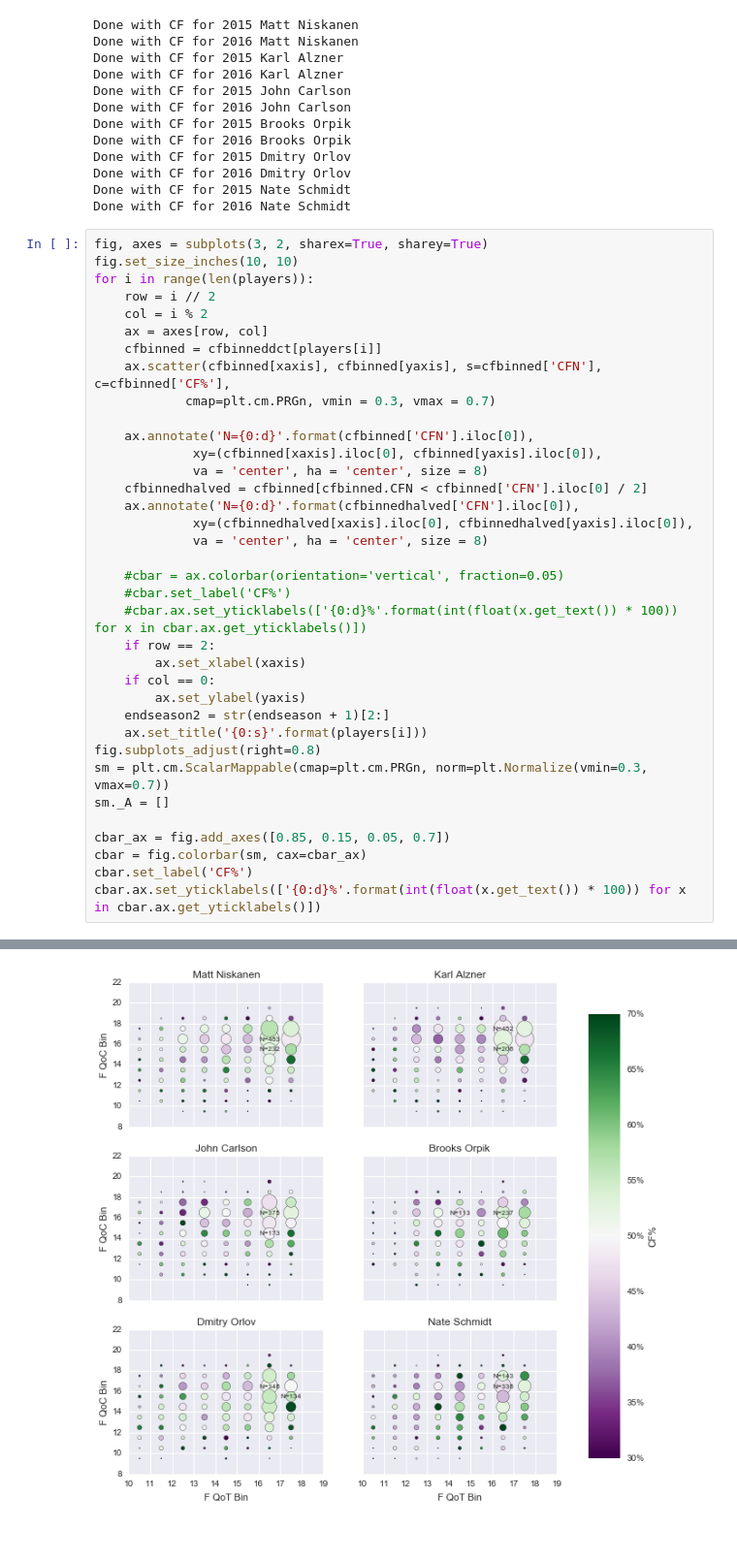
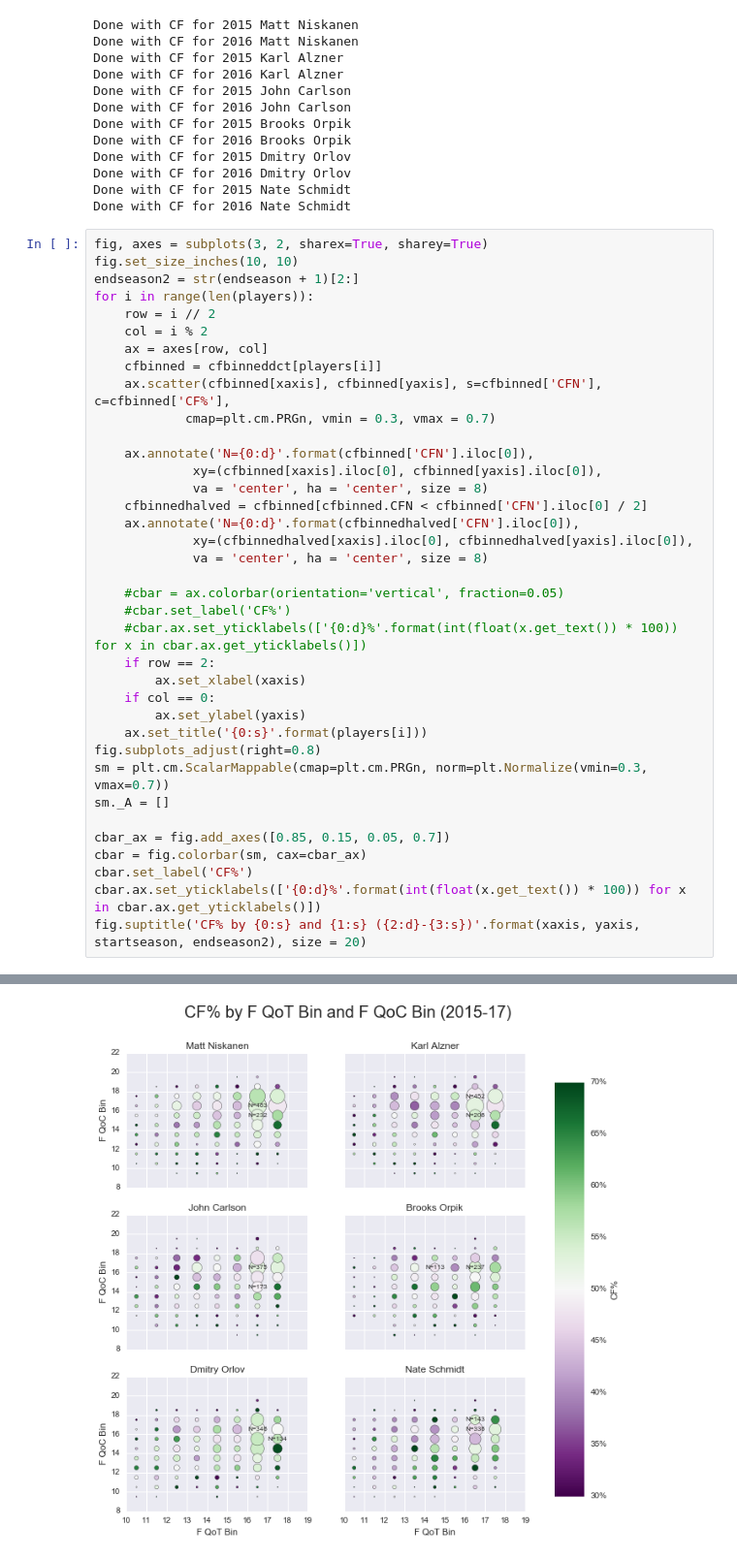
Before and after one commit to muneebalam/Hockey, a Jupyter notebook: NHL/Demos/Graphs/CF% by QoT and QoC Grid.ipynb, the cells around one changed output, grey strips where cells are left out. Shown at 97% size. Cells and saved outputs as stored; diff of their text form.

```diff
--- a/NHL/Demos/Graphs/CF% by QoT and QoC Grid.ipynb
+++ b/NHL/Demos/Graphs/CF% by QoT and QoC Grid.ipynb
@@ -114,6 +114,7 @@ Done with CF for 2016 Nate Schmidt
 # %%
 fig, axes = subplots(3, 2, sharex=True, sharey=True)
 fig.set_size_inches(10, 10)
+endseason2 = str(endseason + 1)[2:]
 for i in range(len(players)):
     row = i // 2
     col = i % 2
@@ -137,7 +138,6 @@ for i in range(len(players)):
         ax.set_xlabel(xaxis)
     if col == 0:
         ax.set_ylabel(yaxis)
-    endseason2 = str(endseason + 1)[2:]
     ax.set_title('{0:s}'.format(players[i]))
 fig.subplots_adjust(right=0.8)
 sm = plt.cm.ScalarMappable(cmap=plt.cm.PRGn, norm=plt.Normalize(vmin=0.3, vmax=0.7))
@@ -147,4 +147,5 @@ cbar_ax = fig.add_axes([0.85, 0.15, 0.05, 0.7])
 cbar = fig.colorbar(sm, cax=cbar_ax)
 cbar.set_label('CF%')
 cbar.ax.set_yticklabels(['{0:d}%'.format(int(float(x.get_text()) * 100)) for x in cbar.ax.get_yticklabels()])
+fig.suptitle('CF% by {0:s} and {1:s} ({2:d}-{3:s})'.format(xaxis, yaxis, startseason, endseason2), size = 20)
 # %% [output]
@@ -160 +153 @@ cbar.ax.set_yticklabels(['{0:d}%'.format(int(float(x.get_text()) * 100)) for x i
-[figure, old version]
+[figure, new version]
```
Also changed, not shown: parts of 1 cell of this notebook.
